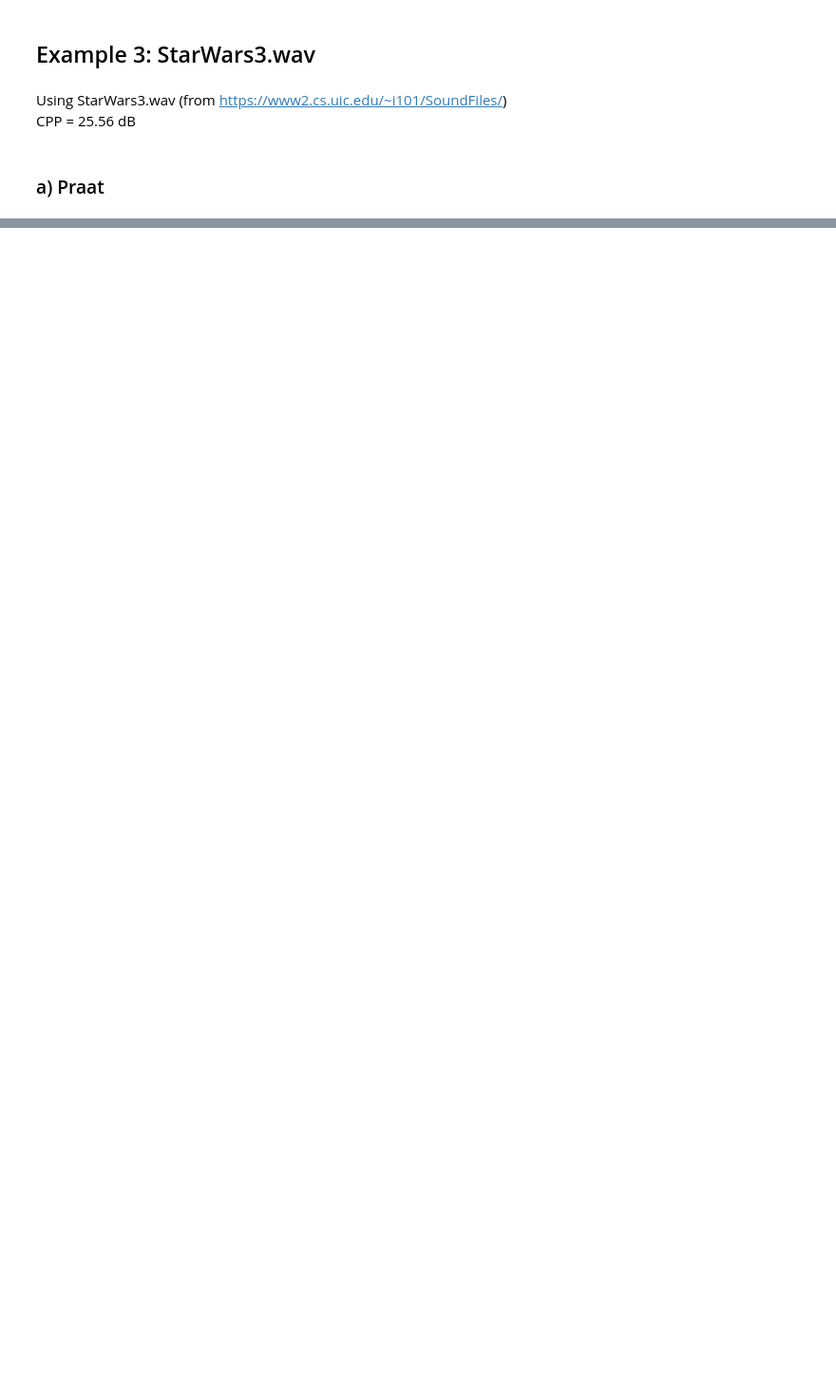
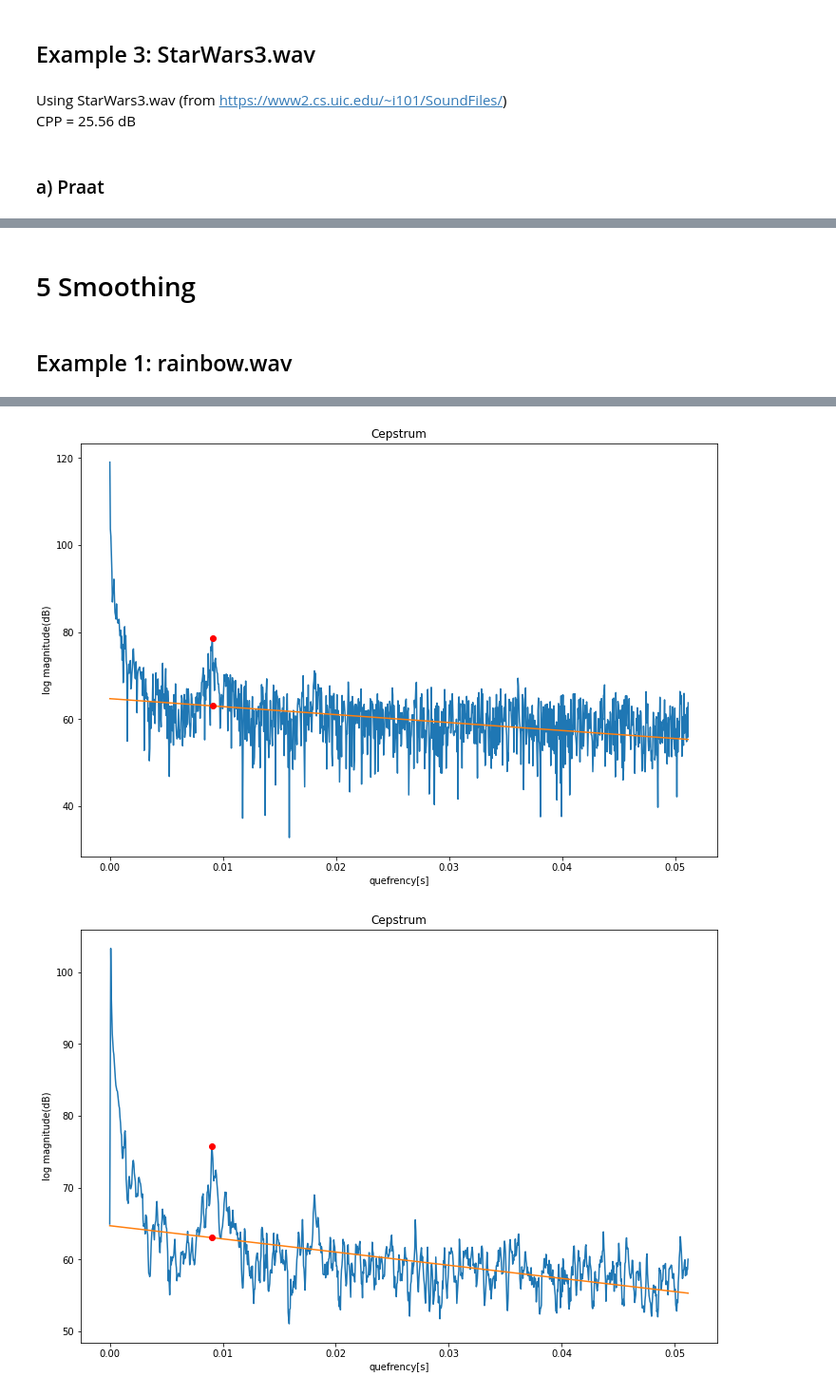
Before and after one commit to satvik-dixit/CPP, a Jupyter notebook: cpp_demo.ipynb, the cells around one changed output, grey strips where cells are left out. Shown at 95% size. Cells and saved outputs as stored; diff of their text form; code cells hidden in the pictures; blank space fills up the shorter version.

Commit message:
adding smoothing, cepstrum_demo and Murton parameters

```diff
--- a/cpp_demo.ipynb
+++ b/cpp_demo.ipynb
@@ -70,7 +79,7 @@ To plot the cepstrum and look at the cepstral peak prominence
 # %%
 # function for plotting cepstral peak prominence
 
-def cpp_plot(x, fs, pitch_range, trendline_quefrency_range):
+def cpp_plot(x, fs, pitch_range, trendline_quefrency_range, smooth=False, time_smooth_len=None, quefrency_smooth_len=None):
 
     # Cepstrum
     x = np.hamming(len(x))*x
@@ -79,12 +88,20 @@ def cpp_plot(x, fs, pitch_range, trendline_quefrency_range):
     ceps = np.fft.rfft(spectrum)
     ceps = 20*np.log10(np.abs(ceps))
 
+    # Smoothing
+    if smooth == True:
+        def smooth(y, box_pts):
+            box = np.ones(box_pts)/box_pts
+            y_smooth = np.convolve(y, box, mode='same')
+            return y_smooth
+        ceps = smooth(ceps.T, time_smooth_len).T
+        ceps = smooth(ceps, quefrency_smooth_len)
+
     # Quefrency
     dt = 1/fs
     freq_vector = np.fft.rfftfreq(len(x), d=dt)
     df = freq_vector[1] - freq_vector[0]
     quefrency_vector = np.fft.rfftfreq(2*ceps.size-2, df)
-    # quefrency_vector = np.fft.rfftfreq(np.log(np.abs(spectrum)).size, df)
 
     # Selecting part of cepstrum
     quefrency_range = [1/pitch_range[1], 1/pitch_range[0]]
@@ -112,10 +129,8 @@ def cpp_plot(x, fs, pitch_range, trendline_quefrency_range):
     ax.set_ylabel('log magnitude(dB)')
     ax.set_title('Cepstrum')
 
-    print('The peaks are searched for between quefrencies {}s and {}s'.format(np.round(quefrency_vector[index_range][0],5), np.round(quefrency_vector[index_range][-1], 5)))
     print('The peak is found at quefrency {}s and its value is {}'.format(np.round(quefrency_vector[index_range][peak_index], 5), np.round(peak_value, 5)))
     print('The trendline value at this quefrency is {}'.format(np.round(Y_pred[index_range][peak_index][0], 5)))
-    print('The trendline is trained on quefrencies between {}s and {}s'.format(np.round(quefrency_vector[index_range_tl][0],5),  np.round(quefrency_vector[index_range_tl][-1],5)))
     print('The CPP is {} dB'.format(np.round(peak_value - Y_pred[index_range][peak_index][0], 5)))
 # %%
 #for rainbow.wav
@@ -326,2 +403,17 @@ The trendline is trained on quefrencies between 0.00109s and 0.04998s
 The CPP is 17.54291 dB
 [figure]
+# %% [markdown]
+# 5 Smoothing
+# %% [markdown]
+## Example 1: rainbow.wav
+# %%
+fs, signal = scipy.io.wavfile.read('audio_files/data_input_rainbow.wav')
+cpp_plot(x=signal, fs=fs, pitch_range=[60, 333.3], trendline_quefrency_range=[0.001, 0.05], smooth=False, time_smooth_len=None, quefrency_smooth_len=None)
+print()
+cpp_plot(x=signal, fs=fs, pitch_range=[60, 333.3], trendline_quefrency_range=[0.001, 0.05], smooth=True, time_smooth_len=5, quefrency_smooth_len=1)
+print()
+cpp_plot(x=signal, fs=fs, pitch_range=[60, 333.3], trendline_quefrency_range=[0.001, 0.05], smooth=True, time_smooth_len=5, quefrency_smooth_len=5)
+print()
+print()
+print('Top panel shows the original, unsmoothed cepstrum; the middle panel shows the cepstrum after smoothing across time; and the bottom panel shows the cepstrum after smoothing across quefrency')
+# %% [output]
@@ -327,0 +434,2 @@ The CPP is 17.54291 dB
+[figure, added]
+[figure, added]
```
Also changed, not shown: parts of 30 cells of this notebook, 6 other files.
